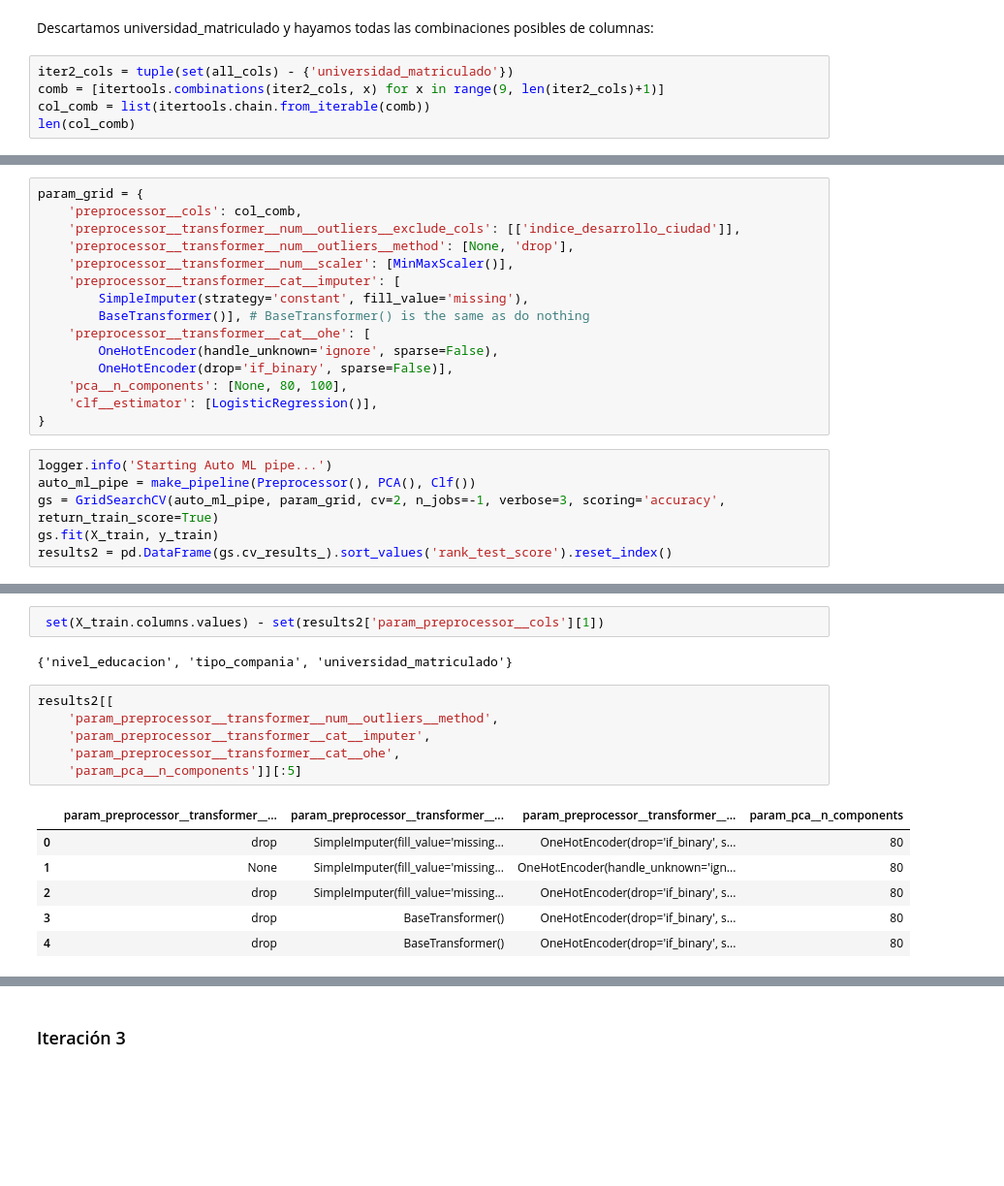
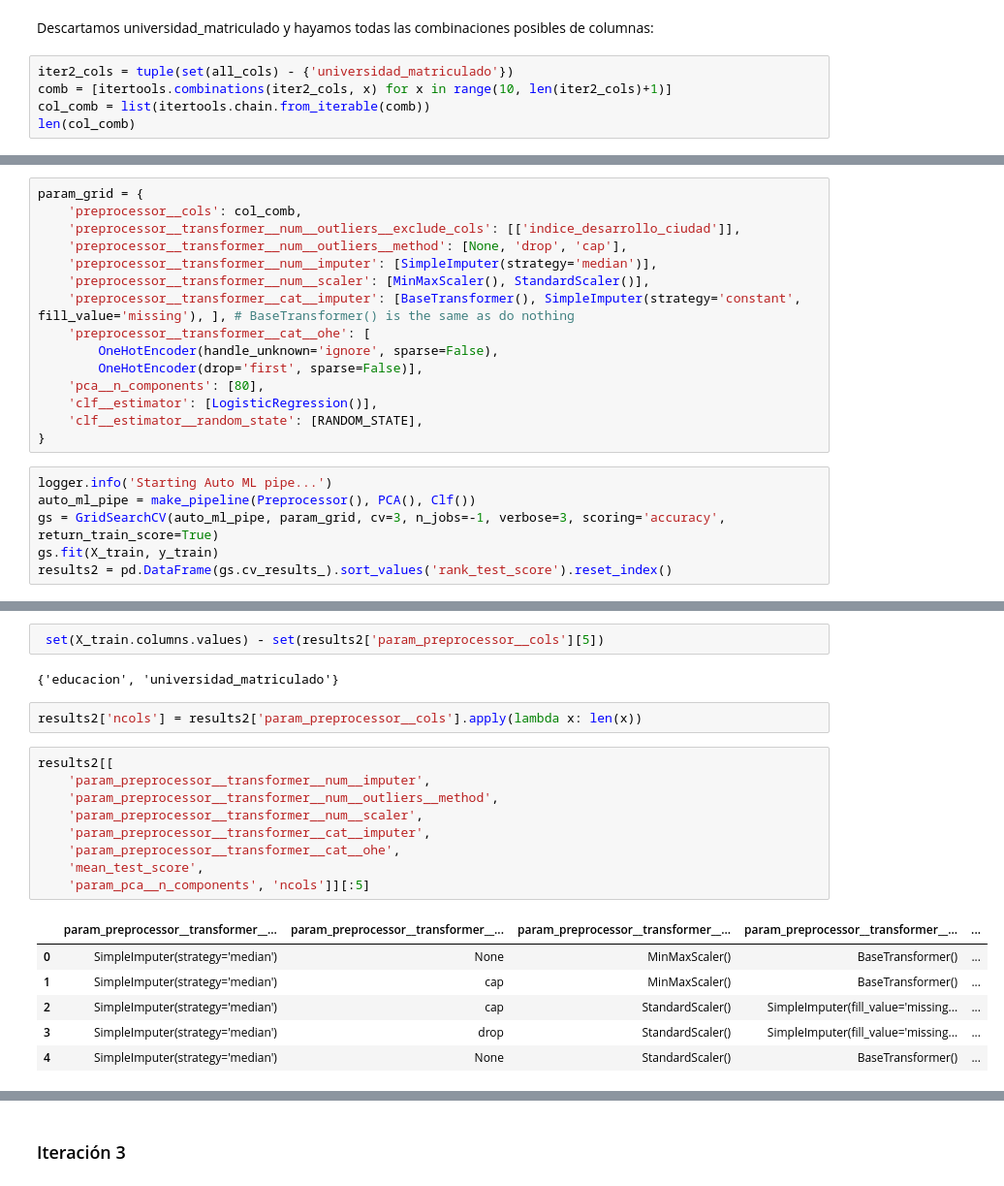
Before and after one commit to jcarlosgalvezm/ue_master-TFM, a Jupyter notebook: notebooks/data_cleaning-feature_engineering-modeling.ipynb, the cells around one changed output, grey strips where cells are left out. Shown: that part at 97% size. Saved outputs shown, nothing was run; the diff lists cells and outputs as text; blank space fills up the shorter version.

```diff
--- a/notebooks/data_cleaning-feature_engineering-modeling.ipynb
+++ b/notebooks/data_cleaning-feature_engineering-modeling.ipynb
@@ -394,7 +425,7 @@ El mejor scaler para las variables numéricas es MinMaxScaler
 Descartamos universidad_matriculado y hayamos todas las combinaciones posibles de columnas:
 # %%
 iter2_cols = tuple(set(all_cols) - {'universidad_matriculado'})
-comb = [itertools.combinations(iter2_cols, x) for x in range(9, len(iter2_cols)+1)]
+comb = [itertools.combinations(iter2_cols, x) for x in range(10, len(iter2_cols)+1)]
 col_comb = list(itertools.chain.from_iterable(comb))
 len(col_comb)
 # %% [output]
@@ -403,21 +434,21 @@ len(col_comb)
 param_grid = {
     'preprocessor__cols': col_comb,
     'preprocessor__transformer__num__outliers__exclude_cols': [['indice_desarrollo_ciudad']],
-    'preprocessor__transformer__num__outliers__method': [None, 'drop'],
-    'preprocessor__transformer__num__scaler': [MinMaxScaler()],
-    'preprocessor__transformer__cat__imputer': [
-        SimpleImputer(strategy='constant', fill_value='missing'),
-        BaseTransformer()], # BaseTransformer() is the same as do nothing
+    'preprocessor__transformer__num__outliers__method': [None, 'drop', 'cap'],
+    'preprocessor__transformer__num__imputer': [SimpleImputer(strategy='median')],
+    'preprocessor__transformer__num__scaler': [MinMaxScaler(), StandardScaler()],
+    'preprocessor__transformer__cat__imputer': [BaseTransformer(), SimpleImputer(strategy='constant', fill_value='missing'), ], # BaseTransformer() is the same as do nothing
     'preprocessor__transformer__cat__ohe': [
         OneHotEncoder(handle_unknown='ignore', sparse=False),
-        OneHotEncoder(drop='if_binary', sparse=False)],
-    'pca__n_components': [None, 80, 100],
+        OneHotEncoder(drop='first', sparse=False)],
+    'pca__n_components': [80],
     'clf__estimator': [LogisticRegression()],
+    'clf__estimator__random_state': [RANDOM_STATE],
 }
 # %%
 logger.info('Starting Auto ML pipe...')
 auto_ml_pipe = make_pipeline(Preprocessor(), PCA(), Clf())
-gs = GridSearchCV(auto_ml_pipe, param_grid, cv=2, n_jobs=-1, verbose=3, scoring='accuracy', return_train_score=True)
+gs = GridSearchCV(auto_ml_pipe, param_grid, cv=3, n_jobs=-1, verbose=3, scoring='accuracy', return_train_score=True)
 gs.fit(X_train, y_train)
 results2 = pd.DataFrame(gs.cv_results_).sort_values('rank_test_score').reset_index()
 # %% [output]
@@ -448,17 +496,22 @@ results2[:5]
 # %%
- set(X_train.columns.values) - set(results2['param_preprocessor__cols'][1])
+ set(X_train.columns.values) - set(results2['param_preprocessor__cols'][5])
 # %% [output]
-{'nivel_educacion', 'tipo_compania', 'universidad_matriculado'}
+{'educacion', 'universidad_matriculado'}
+# %%
+results2['ncols'] = results2['param_preprocessor__cols'].apply(lambda x: len(x))
 # %%
 results2[[
+    'param_preprocessor__transformer__num__imputer',
     'param_preprocessor__transformer__num__outliers__method',
+    'param_preprocessor__transformer__num__scaler',
     'param_preprocessor__transformer__cat__imputer',
     'param_preprocessor__transformer__cat__ohe',
-    'param_pca__n_components']][:5]
+    'mean_test_score',
+    'param_pca__n_components', 'ncols']][:5]
 # %% [output]
-|  | param_preprocessor__transformer__... | param_preprocessor__transformer__... | param_preprocessor__transformer__... | param_pca__n_components |
-| 0 | drop | SimpleImputer(fill_value='missing... | OneHotEncoder(drop='if_binary', s... | 80 |
-| 1 | None | SimpleImputer(fill_value='missing... | OneHotEncoder(handle_unknown='ign... | 80 |
-| 2 | drop | SimpleImputer(fill_value='missing... | OneHotEncoder(drop='if_binary', s... | 80 |
-| 3 | drop | BaseTransformer() | OneHotEncoder(drop='if_binary', s... | 80 |
-| 4 | drop | BaseTransformer() | OneHotEncoder(drop='if_binary', s... | 80 |
+|  | param_preprocessor__transformer__... | param_preprocessor__transformer__... | param_preprocessor__transformer__... | param_preprocessor__transformer__... | ... |
+| 0 | SimpleImputer(strategy='median') | None | MinMaxScaler() | BaseTransformer() | ... |
+| 1 | SimpleImputer(strategy='median') | cap | MinMaxScaler() | BaseTransformer() | ... |
+| 2 | SimpleImputer(strategy='median') | cap | StandardScaler() | SimpleImputer(fill_value='missing... | ... |
+| 3 | SimpleImputer(strategy='median') | drop | StandardScaler() | SimpleImputer(fill_value='missing... | ... |
+| 4 | SimpleImputer(strategy='median') | None | StandardScaler() | BaseTransformer() | ... |
```
Also changed, not shown: parts of 77 cells of this notebook.
